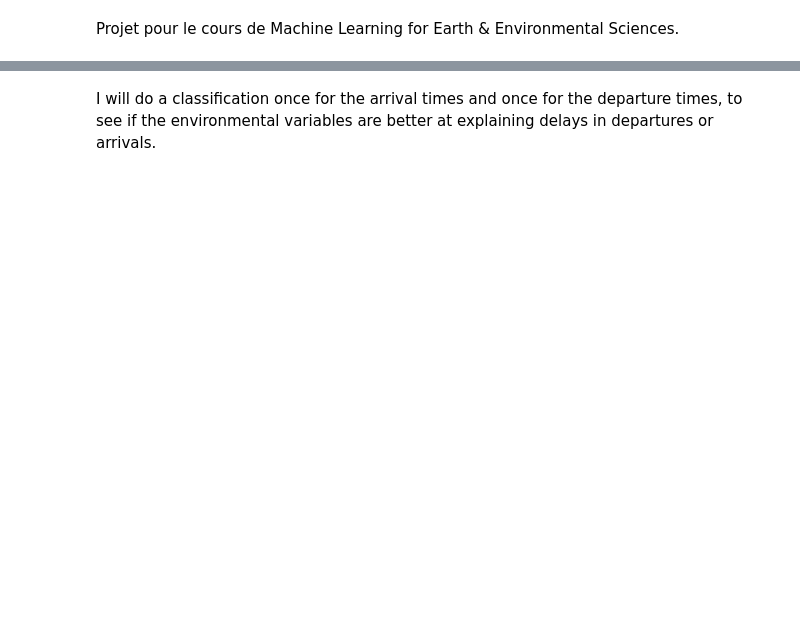
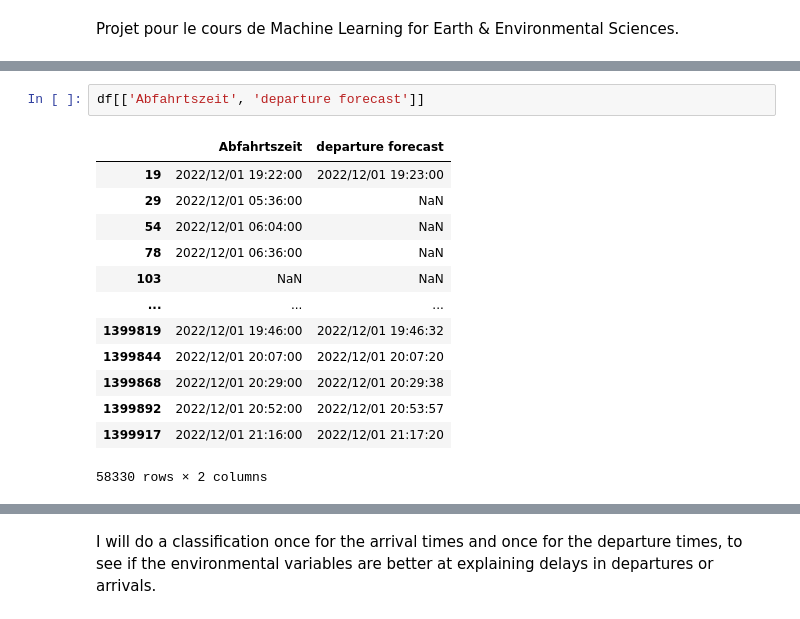
Before and after one commit to MaxHenk/2022_ML_EES, a Jupyter notebook: ML_PROJECT_MH.ipynb, the cells around one changed output, grey strips where cells are left out. Saved outputs shown, nothing was run; the diff lists cells and outputs as text; blank space fills up the shorter version.

```diff
--- a/ML_PROJECT_MH.ipynb
+++ b/ML_PROJECT_MH.ipynb
@@ -41,0 +61,16 @@ df = gpd.GeoDataFrame(d1, geometry=gpd.points_from_xy(d1.Geoposition_Y,d1.Geopos
+# %%
+df[['Abfahrtszeit', 'departure forecast']]
+# %% [output]
+|  | Abfahrtszeit | departure forecast |
+| 19 | 2022/12/01 19:22:00 | 2022/12/01 19:23:00 |
+| 29 | 2022/12/01 05:36:00 | NaN |
+| 54 | 2022/12/01 06:04:00 | NaN |
+| 78 | 2022/12/01 06:36:00 | NaN |
+| 103 | NaN | NaN |
+| ... | ... | ... |
+| 1399819 | 2022/12/01 19:46:00 | 2022/12/01 19:46:32 |
+| 1399844 | 2022/12/01 20:07:00 | 2022/12/01 20:07:20 |
+| 1399868 | 2022/12/01 20:29:00 | 2022/12/01 20:29:38 |
+| 1399892 | 2022/12/01 20:52:00 | 2022/12/01 20:53:57 |
+| 1399917 | 2022/12/01 21:16:00 | 2022/12/01 21:17:20 |
+58330 rows × 2 columns
```
Also changed, not shown: parts of 30 cells of this notebook.
